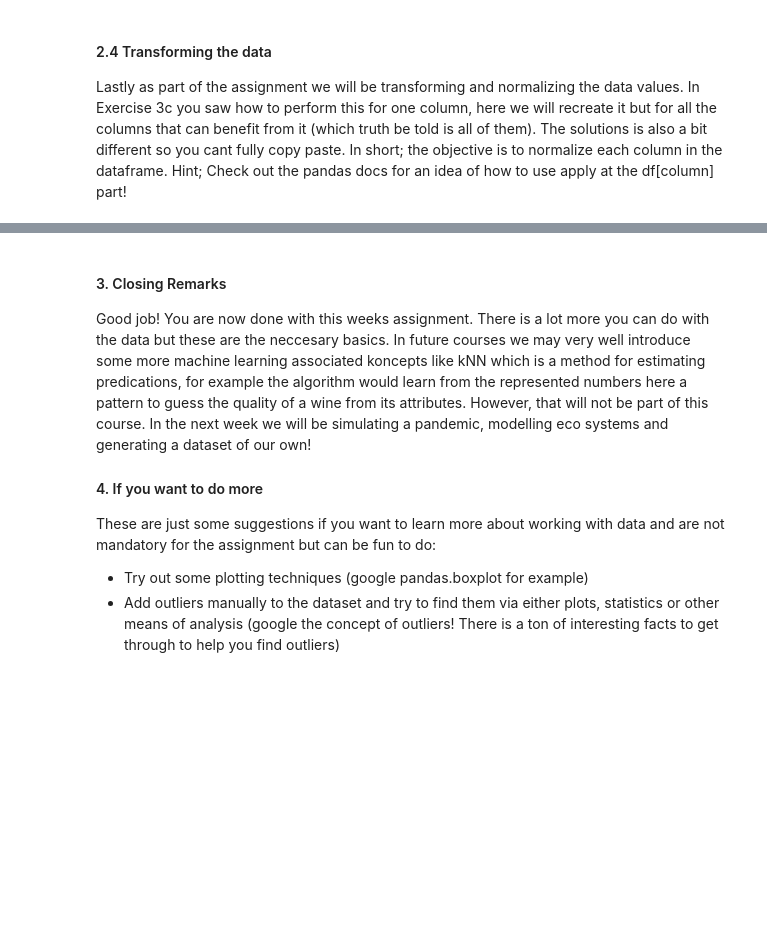
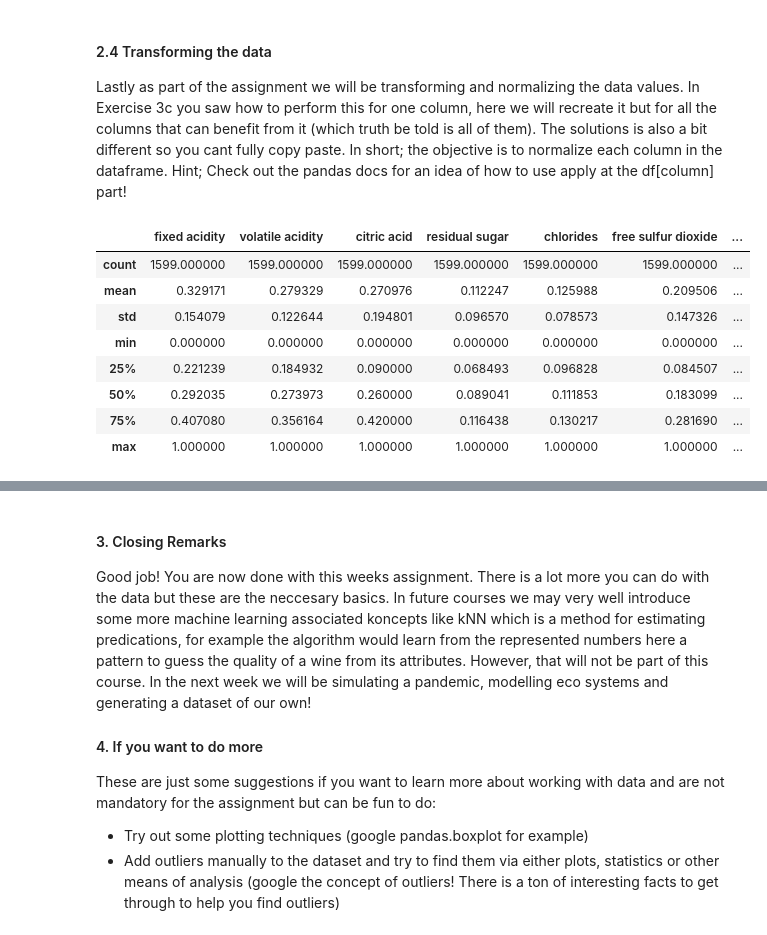
Before and after one commit to kkvickst/Py2b_karin_kvickstrom, a Jupyter notebook: week3/ass3_karin.ipynb, the cells around one changed output, grey strips where cells are left out. Drawn from its saved outputs; the diff is of its cells as text; code cells hidden in the pictures; blank space fills up the shorter version.

```diff
--- a/week3/ass3_karin.ipynb
+++ b/week3/ass3_karin.ipynb
@@ -525,17 +525,27 @@ Expected output:
 # %%
 def normalize_values(col_value, min_val, max_val):
     # TODO
     return normalized_val
 
 def main():
     for column in df.columns:
-        min_val = #TODO
-        max_val = #TODO
-        df[column] = #TODO
+        min_val = df[column].min()
+        max_val = df[column].max()
+        df[column] = (df[column]- min_val)/(max_val-min_val)
 
 
 main()
 df.describe()
+# %% [output]
+|  | fixed acidity | volatile acidity | citric acid | residual sugar | chlorides | free sulfur dioxide | ... |
+| count | 1599.000000 | 1599.000000 | 1599.000000 | 1599.000000 | 1599.000000 | 1599.000000 | ... |
+| mean | 0.329171 | 0.279329 | 0.270976 | 0.112247 | 0.125988 | 0.209506 | ... |
+| std | 0.154079 | 0.122644 | 0.194801 | 0.096570 | 0.078573 | 0.147326 | ... |
+| min | 0.000000 | 0.000000 | 0.000000 | 0.000000 | 0.000000 | 0.000000 | ... |
+| 25% | 0.221239 | 0.184932 | 0.090000 | 0.068493 | 0.096828 | 0.084507 | ... |
+| 50% | 0.292035 | 0.273973 | 0.260000 | 0.089041 | 0.111853 | 0.183099 | ... |
+| 75% | 0.407080 | 0.356164 | 0.420000 | 0.116438 | 0.130217 | 0.281690 | ... |
+| max | 1.000000 | 1.000000 | 1.000000 | 1.000000 | 1.000000 | 1.000000 | ... |
 # %% [markdown]
 Expected output
 <table border="1" class="dataframe">
```
